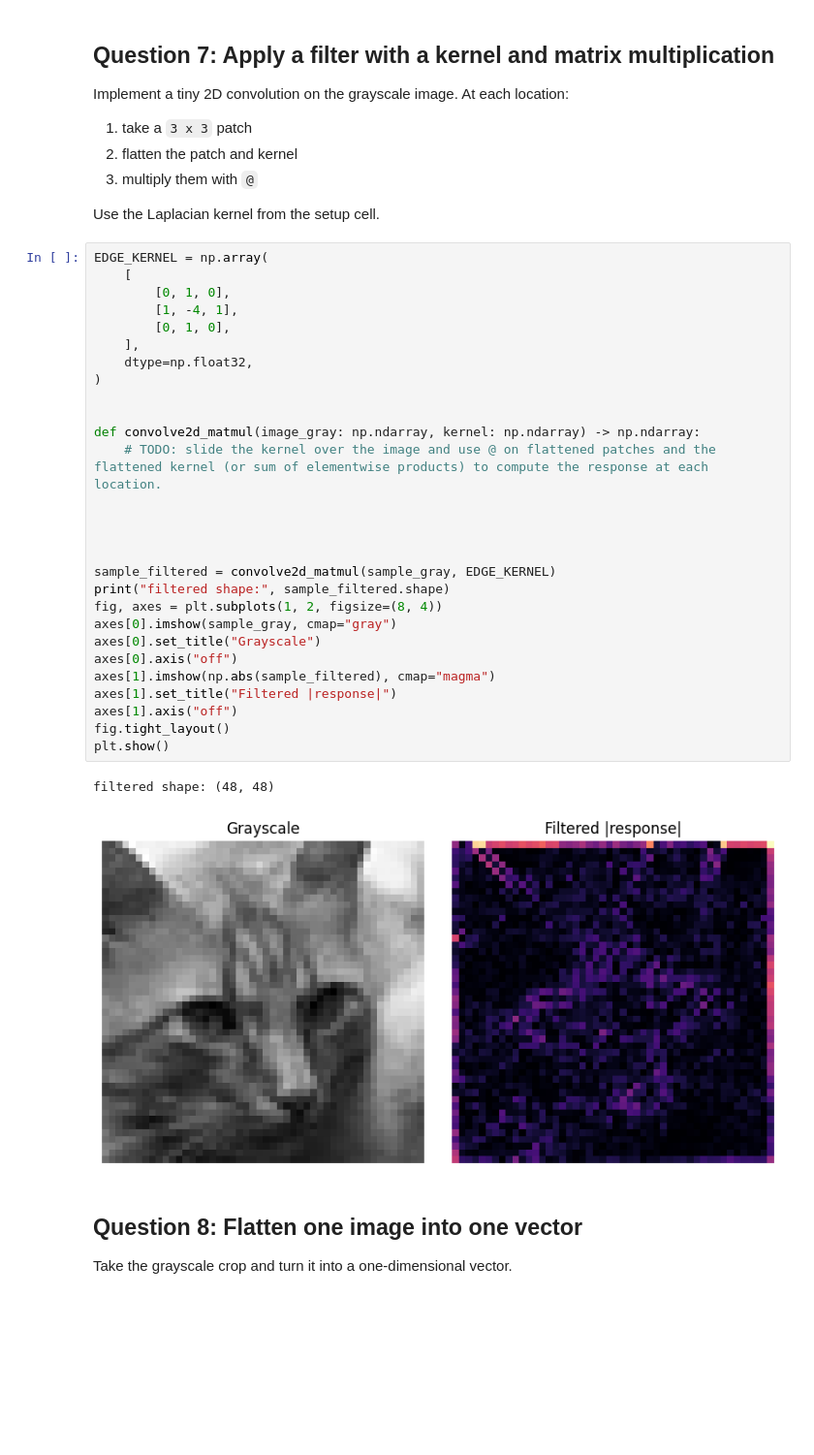
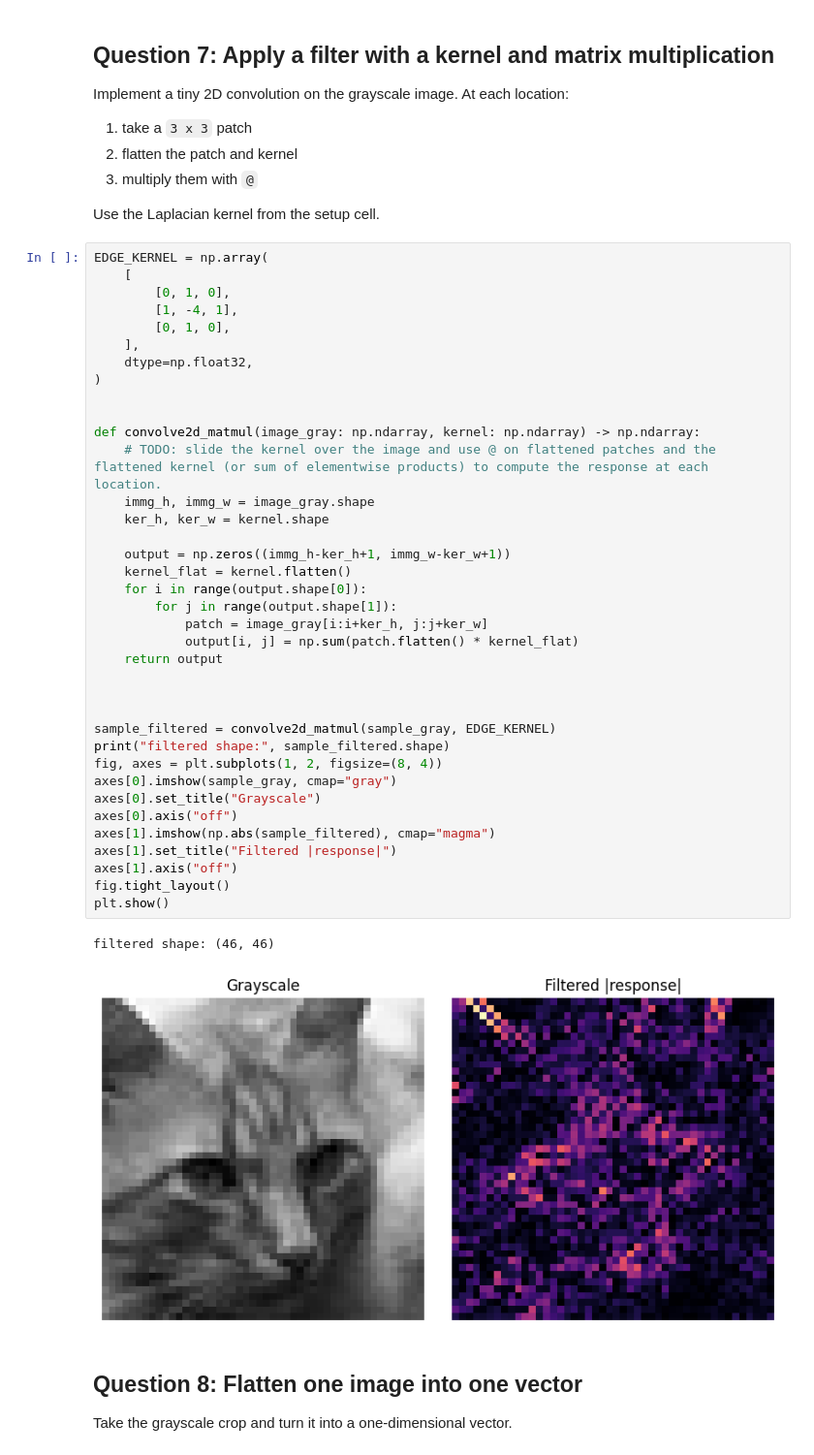
Before and after one commit to vgu-dsai-2026/lab-1-numpy-PhanChiKien, a Jupyter notebook: notebook.ipynb, the cells around one changed output. Shown at 97% size. Drawn from its saved outputs; the diff is of its cells as text; blank space fills up the shorter version.

```diff
--- a/notebook.ipynb
+++ b/notebook.ipynb
@@ -345,34 +345,43 @@ Use the Laplacian kernel from the setup cell.
 # %%
 EDGE_KERNEL = np.array(
     [
         [0, 1, 0],
         [1, -4, 1],
         [0, 1, 0],
     ],
     dtype=np.float32,
 )
 
 
 def convolve2d_matmul(image_gray: np.ndarray, kernel: np.ndarray) -> np.ndarray:
     # TODO: slide the kernel over the image and use @ on flattened patches and the flattened kernel (or sum of elementwise products) to compute the response at each location.
+    immg_h, immg_w = image_gray.shape
+    ker_h, ker_w = kernel.shape
 
+    output = np.zeros((immg_h-ker_h+1, immg_w-ker_w+1))
+    kernel_flat = kernel.flatten()
+    for i in range(output.shape[0]):
+        for j in range(output.shape[1]):
+            patch = image_gray[i:i+ker_h, j:j+ker_w]
+            output[i, j] = np.sum(patch.flatten() * kernel_flat)
+    return output
 
 
 
 sample_filtered = convolve2d_matmul(sample_gray, EDGE_KERNEL)
 print("filtered shape:", sample_filtered.shape)
 fig, axes = plt.subplots(1, 2, figsize=(8, 4))
 axes[0].imshow(sample_gray, cmap="gray")
 axes[0].set_title("Grayscale")
 axes[0].axis("off")
 axes[1].imshow(np.abs(sample_filtered), cmap="magma")
 axes[1].set_title("Filtered |response|")
 axes[1].axis("off")
 fig.tight_layout()
 plt.show()
 # %% [output]
-filtered shape: (48, 48)
+filtered shape: (46, 46)
-[figure, old version]
+[figure, new version]
 # %% [markdown]
 ## Question 8: Flatten one image into one vector
 
```
Also changed, not shown: parts of 5 cells of this notebook.
